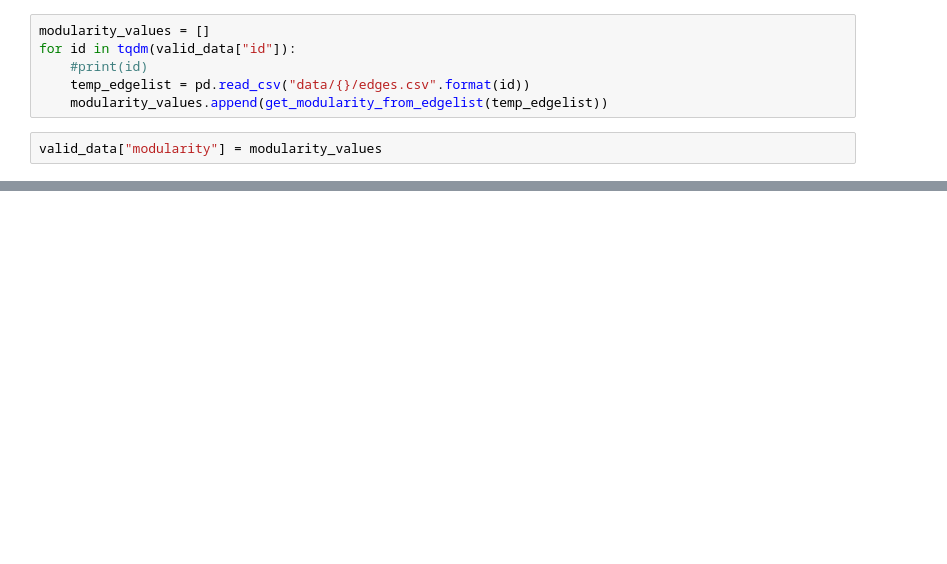
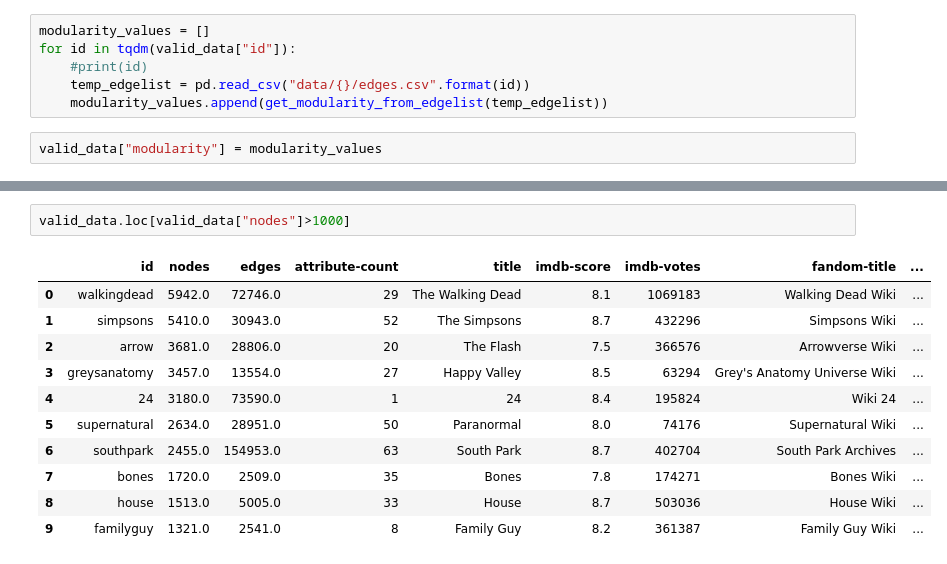
Before and after one commit to DanielBarabas/prog2_3rd_assignment_group, a Jupyter notebook: abrak.ipynb, the cells around one changed output, grey strips where cells are left out. Cells and saved outputs as stored; diff of their text form; blank space fills up the shorter version.

```diff
--- a/abrak.ipynb
+++ b/abrak.ipynb
@@ -23,0 +36,14 @@ valid_data["modularity"] = modularity_values
+# %%
+valid_data.loc[valid_data["nodes"]>1000]
+# %% [output]
+|  | id | nodes | edges | attribute-count | title | imdb-score | imdb-votes | fandom-title | ... |
+| 0 | walkingdead | 5942.0 | 72746.0 | 29 | The Walking Dead | 8.1 | 1069183 | Walking Dead Wiki | ... |
+| 1 | simpsons | 5410.0 | 30943.0 | 52 | The Simpsons | 8.7 | 432296 | Simpsons Wiki | ... |
+| 2 | arrow | 3681.0 | 28806.0 | 20 | The Flash | 7.5 | 366576 | Arrowverse Wiki | ... |
+| 3 | greysanatomy | 3457.0 | 13554.0 | 27 | Happy Valley | 8.5 | 63294 | Grey's Anatomy Universe Wiki | ... |
+| 4 | 24 | 3180.0 | 73590.0 | 1 | 24 | 8.4 | 195824 | Wiki 24 | ... |
+| 5 | supernatural | 2634.0 | 28951.0 | 50 | Paranormal | 8.0 | 74176 | Supernatural Wiki | ... |
+| 6 | southpark | 2455.0 | 154953.0 | 63 | South Park | 8.7 | 402704 | South Park Archives | ... |
+| 7 | bones | 1720.0 | 2509.0 | 35 | Bones | 7.8 | 174271 | Bones Wiki | ... |
+| 8 | house | 1513.0 | 5005.0 | 33 | House | 8.7 | 503036 | House Wiki | ... |
+| 9 | familyguy | 1321.0 | 2541.0 | 8 | Family Guy | 8.2 | 361387 | Family Guy Wiki | ... |
```
Also changed, not shown: parts of 3 cells of this notebook.
